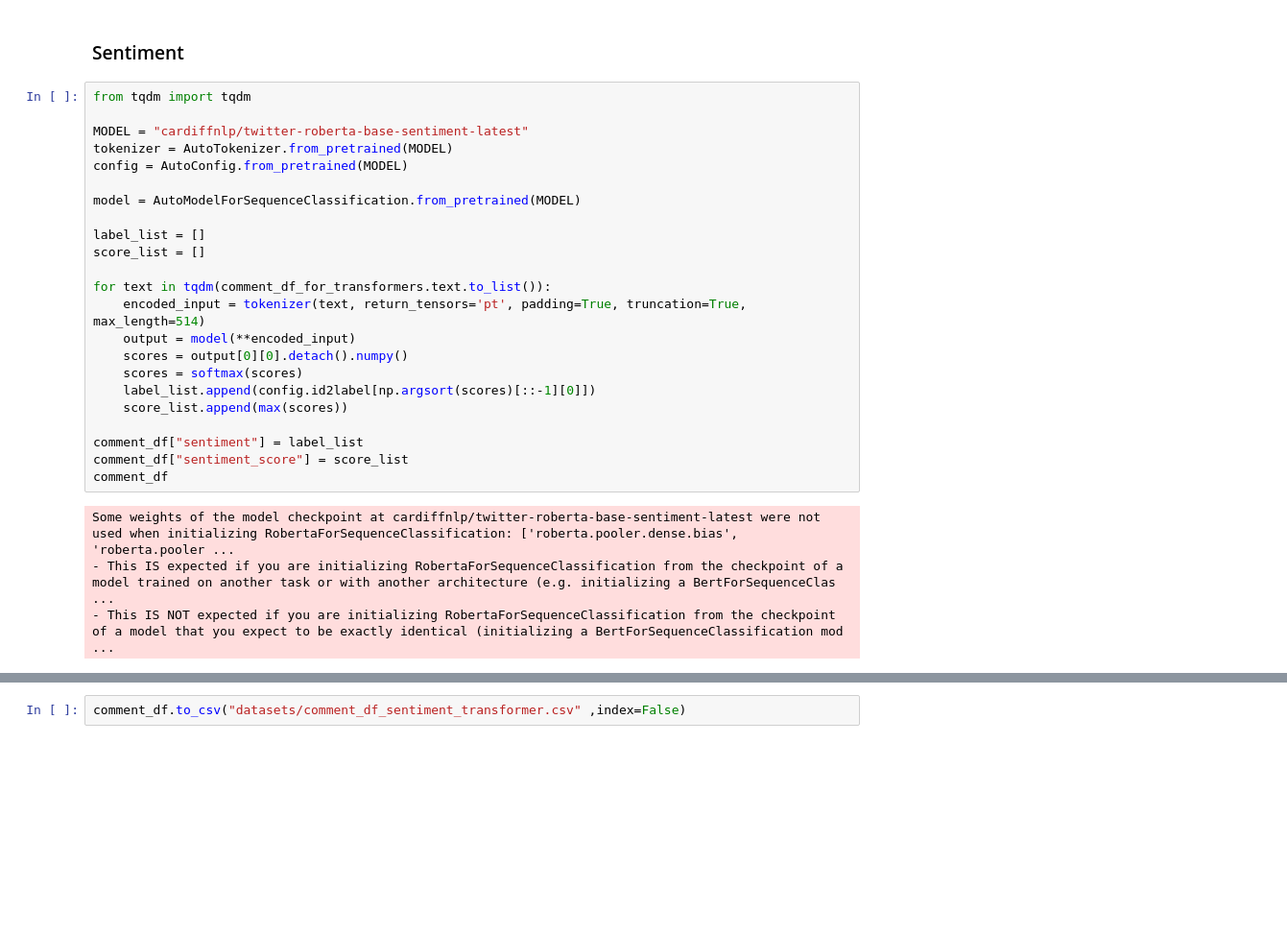
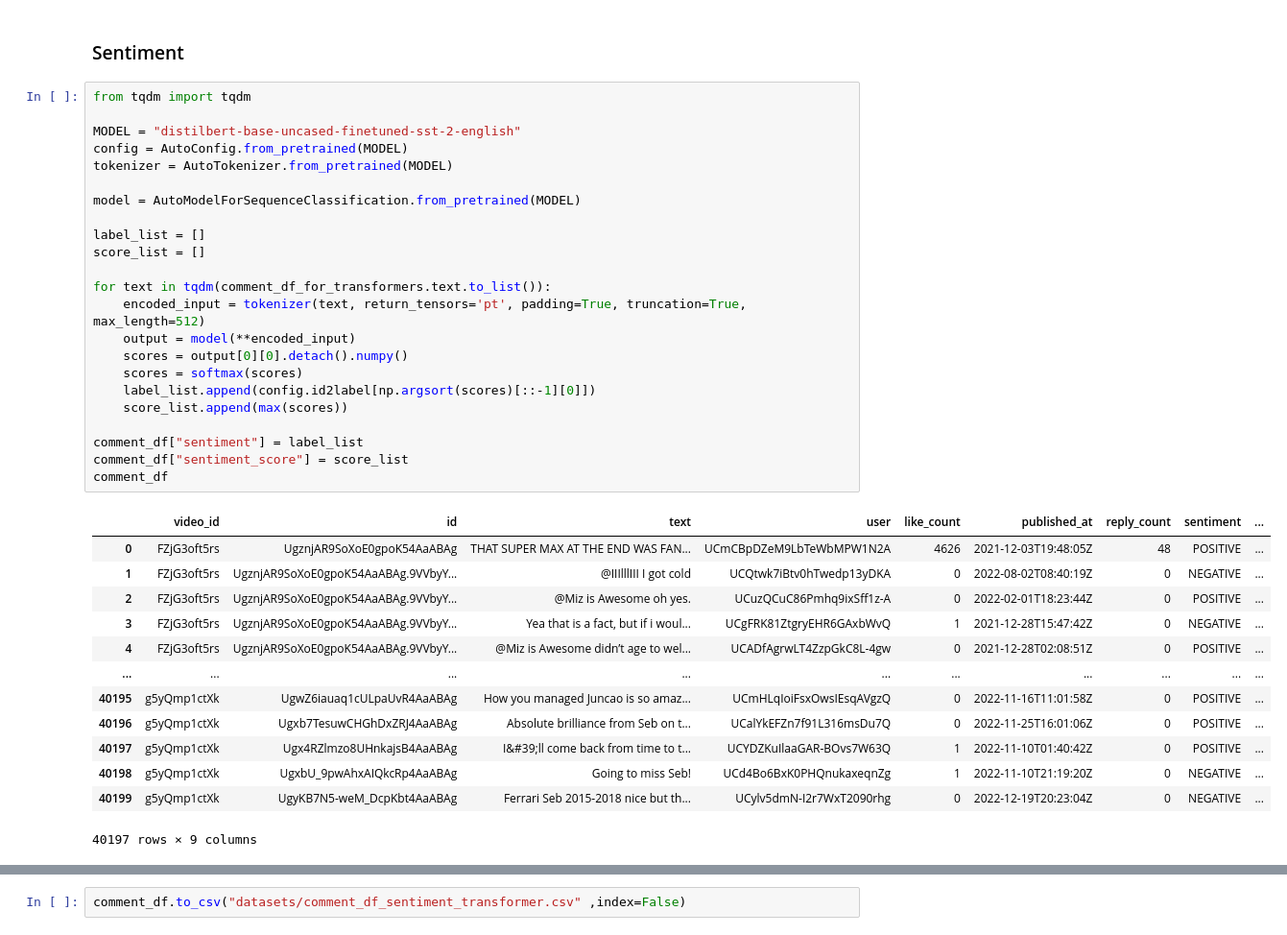
Before and after one commit to lkno0705/ToxicF1Cac, a Jupyter notebook: final.ipynb, the cells around one changed output, grey strips where cells are left out. Shown at 96% size. Drawn from its saved outputs; the diff is of its cells as text; blank space fills up the shorter version.

```diff
--- a/final.ipynb
+++ b/final.ipynb
@@ -482,27 +476,37 @@ Name: 14604, dtype: object
 # %%
 from tqdm import tqdm
 
-MODEL = "cardiffnlp/twitter-roberta-base-sentiment-latest"
+MODEL = "distilbert-base-uncased-finetuned-sst-2-english"
+config = AutoConfig.from_pretrained(MODEL)
 tokenizer = AutoTokenizer.from_pretrained(MODEL)
-config = AutoConfig.from_pretrained(MODEL)
 
 model = AutoModelForSequenceClassification.from_pretrained(MODEL)
 
 label_list = []
 score_list = []
 
 for text in tqdm(comment_df_for_transformers.text.to_list()):
-    encoded_input = tokenizer(text, return_tensors='pt', padding=True, truncation=True, max_length=514)
+    encoded_input = tokenizer(text, return_tensors='pt', padding=True, truncation=True, max_length=512)
     output = model(**encoded_input)
     scores = output[0][0].detach().numpy()
     scores = softmax(scores)
     label_list.append(config.id2label[np.argsort(scores)[::-1][0]])
     score_list.append(max(scores))
 
 comment_df["sentiment"] = label_list
 comment_df["sentiment_score"] = score_list
 comment_df
 # %% [output]
+|  | video_id | id | text | user | like_count | published_at | reply_count | sentiment | ... |
+| 0 | FZjG3oft5rs | UgznjAR9SoXoE0gpoK54AaABAg | THAT SUPER MAX AT THE END WAS FAN... | UCmCBpDZeM9LbTeWbMPW1N2A | 4626 | 2021-12-03T19:48:05Z | 48 | POSITIVE | ... |
+| 1 | FZjG3oft5rs | UgznjAR9SoXoE0gpoK54AaABAg.9VVbyY... | @IIIlllIII I got cold | UCQtwk7iBtv0hTwedp13yDKA | 0 | 2022-08-02T08:40:19Z | 0 | NEGATIVE | ... |
+| 2 | FZjG3oft5rs | UgznjAR9SoXoE0gpoK54AaABAg.9VVbyY... | @Miz is Awesome oh yes. | UCuzQCuC86Pmhq9ixSff1z-A | 0 | 2022-02-01T18:23:44Z | 0 | POSITIVE | ... |
+| 3 | FZjG3oft5rs | UgznjAR9SoXoE0gpoK54AaABAg.9VVbyY... | Yea that is a fact, but if i woul... | UCgFRK81ZtgryEHR6GAxbWvQ | 1 | 2021-12-28T15:47:42Z | 0 | NEGATIVE | ... |
+| 4 | FZjG3oft5rs | UgznjAR9SoXoE0gpoK54AaABAg.9VVbyY... | @Miz is Awesome didn’t age to wel... | UCADfAgrwLT4ZzpGkC8L-4gw | 0 | 2021-12-28T02:08:51Z | 0 | POSITIVE | ... |
+| ... | ... | ... | ... | ... | ... | ... | ... | ... | ... |
+| 40195 | g5yQmp1ctXk | UgwZ6iauaq1cULpaUvR4AaABAg | How you managed Juncao is so amaz... | UCmHLqIoiFsxOwsIEsqAVgzQ | 0 | 2022-11-16T11:01:58Z | 0 | POSITIVE | ... |
+| 40196 | g5yQmp1ctXk | Ugxb7TesuwCHGhDxZRJ4AaABAg | Absolute brilliance from Seb on t... | UCalYkEFZn7f91L316msDu7Q | 0 | 2022-11-25T16:01:06Z | 0 | POSITIVE | ... |
+| 40197 | g5yQmp1ctXk | Ugx4RZlmzo8UHnkajsB4AaABAg | I&#39;ll come back from time to t... | UCYDZKuIlaaGAR-BOvs7W63Q | 1 | 2022-11-10T01:40:42Z | 0 | POSITIVE | ... |
+| 40198 | g5yQmp1ctXk | UgxbU_9pwAhxAIQkcRp4AaABAg | Going to miss Seb! | UCd4Bo6BxK0PHQnukaxeqnZg | 1 | 2022-11-10T21:19:20Z | 0 | NEGATIVE | ... |
+| 40199 | g5yQmp1ctXk | UgyKB7N5-weM_DcpKbt4AaABAg | Ferrari Seb 2015-2018 nice but th... | UCylv5dmN-I2r7WxT2090rhg | 0 | 2022-12-19T20:23:04Z | 0 | NEGATIVE | ... |
-Some weights of the model checkpoint at cardiffnlp/twitter-roberta-base-sentiment-latest were not used when initializing RobertaForSequenceClassification: ['roberta.pooler.dense.bias', 'roberta.pooler ...
-- This IS expected if you are initializing RobertaForSequenceClassification from the checkpoint of a model trained on another task or with another architecture (e.g. initializing a BertForSequenceClas ...
-- This IS NOT expected if you are initializing RobertaForSequenceClassification from the checkpoint of a model that you expect to be exactly identical (initializing a BertForSequenceClassification mod ...
+40197 rows × 9 columns
```
Also changed, not shown: parts of 20 cells of this notebook, 3 other files.
